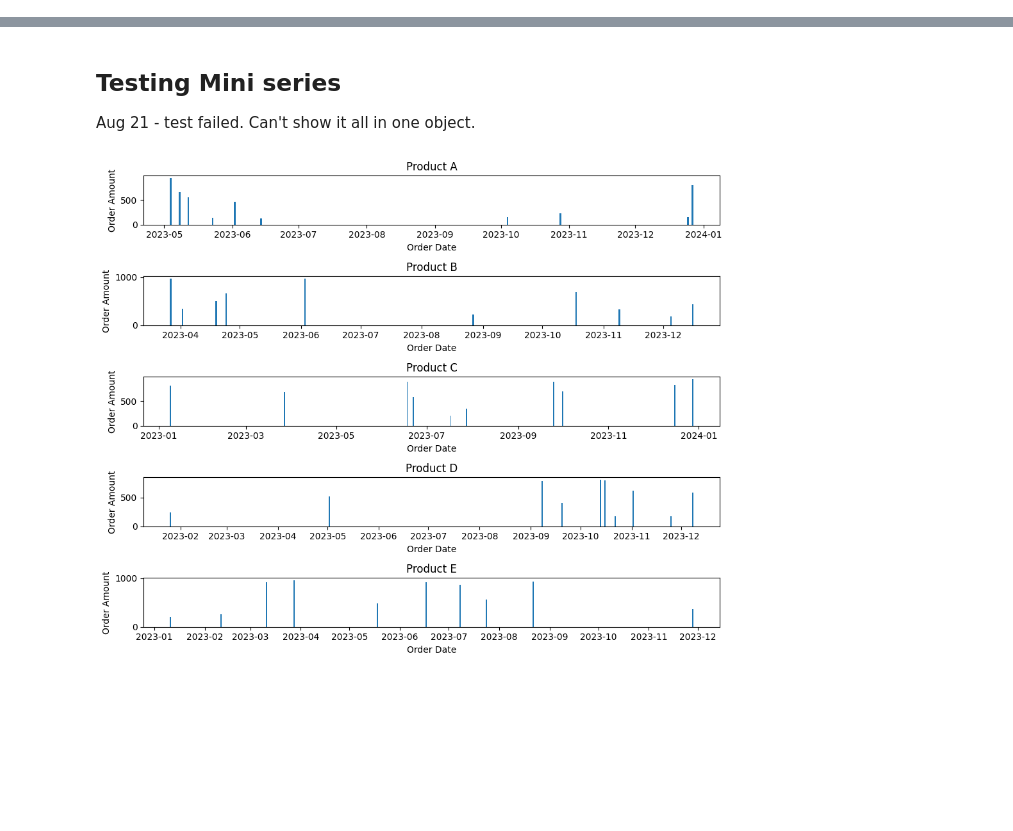
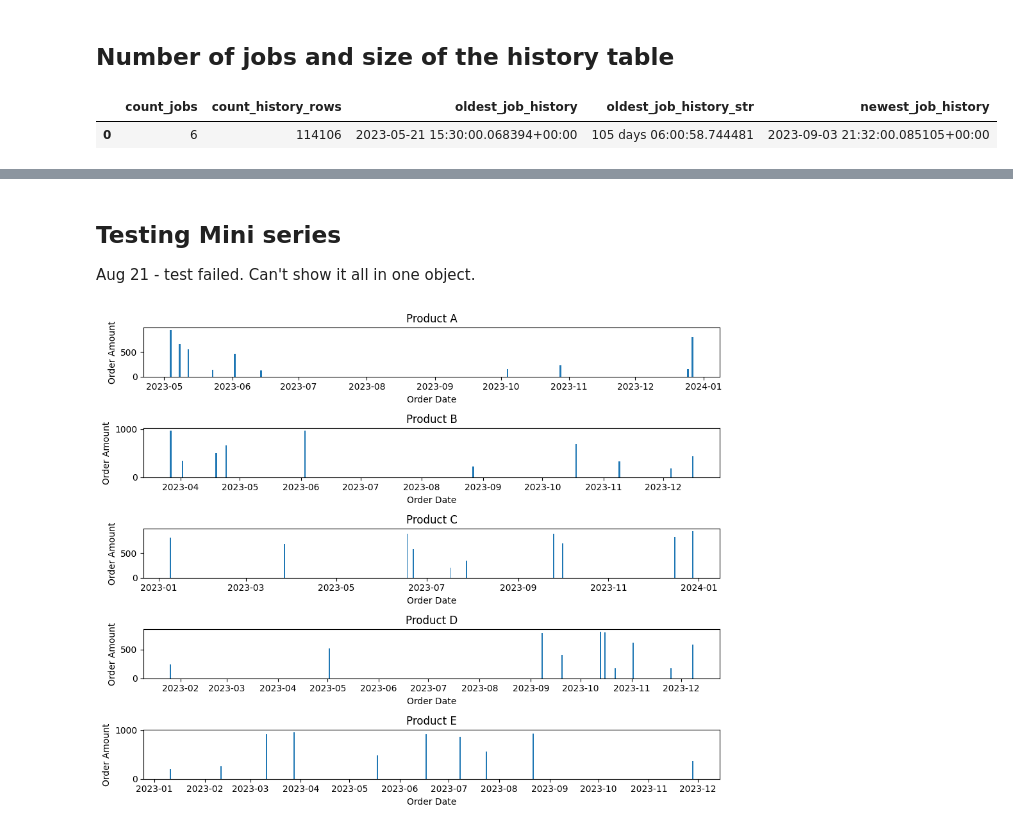
Before and after one commit to itaybraun1/db-observability-toolkit, a Jupyter notebook: Notebooks/Notebooks_Drafts/pg_server_jobs.ipynb, the cells around one changed output, grey strips where cells are left out. Drawn from its saved outputs; the diff is of its cells as text; code cells hidden in the pictures; blank space fills up the shorter version.

```diff
--- a/Notebooks/Notebooks_Drafts/pg_server_jobs.ipynb
+++ b/Notebooks/Notebooks_Drafts/pg_server_jobs.ipynb
@@ -36,0 +52,18 @@ Opened Connection
+# %% [markdown]
+## Number of jobs and size of the history table
+# %%
+qry_jobs_tables_stats = """
+SELECT
+	min(j.count_jobs) as count_jobs,
+	count(jobid) as count_history_rows,
+  min(start_time) as oldest_job_history,
+  now() -  min(start_time) as oldest_job_history_str,
+  max(start_time) as newest_job_history
+FROM cron.job_run_details AS rd
+cross join ( SELECT count(*) as count_jobs
+from cron.job) as j """
+df = pd.read_sql_query(qry_jobs_tables_stats, connection)
+df
+# %% [output]
+|  | count_jobs | count_history_rows | oldest_job_history | oldest_job_history_str | newest_job_history |
+| 0 | 6 | 114106 | 2023-05-21 15:30:00.068394+00:00 | 105 days 06:00:58.744481 | 2023-09-03 21:32:00.085105+00:00 |
```
Also changed, not shown: parts of 6 cells of this notebook, 1 other file.
